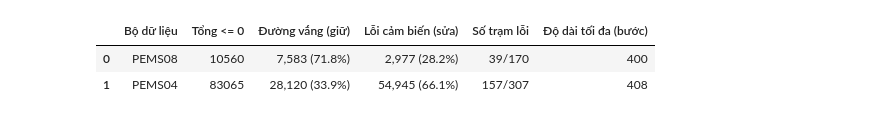
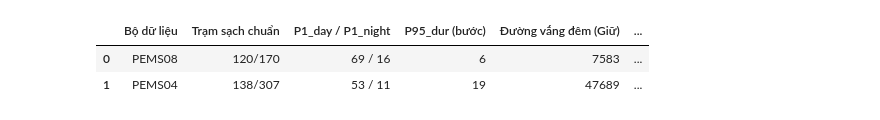
Before and after one commit to Dai-Nguyen1506/gat-traffic-warning, a Jupyter notebook: notebooks/02_Data_Cleaning_and_Interpolation.ipynb, the cells around one changed output. Saved outputs shown, nothing was run; the diff lists cells and outputs as text; code cells hidden in the pictures.

```diff
--- a/notebooks/02_Data_Cleaning_and_Interpolation.ipynb
+++ b/notebooks/02_Data_Cleaning_and_Interpolation.ipynb
@@ -121,44 +198,46 @@ plt.show()
 # %%
-def classify_zero_anomalies(arr: np.ndarray, p1_night: float, p1_day: float, dur_th: int):
-    T, N, _ = arr.shape
-    f, o = arr[:, :, 0], arr[:, :, 1]
-    any0 = (f <= 0) | (o <= 0)
-    dropout, empty_road = np.zeros((T, N), dtype=bool), np.zeros((T, N), dtype=bool)
-    is_day_arr = ((np.arange(T) % 288) / 12.0 >= 6.0) & ((np.arange(T) % 288) / 12.0 <= 22.0)
-    streaks = []
-    for n in range(N):
-        t = 0
-        while t < T:
-            if any0[t, n]:
-                t1 = t
-                while t1 < T and any0[t1, n]: t1 += 1
-                L = t1 - t
-                max_nb = max(float(f[t-1, n]) if t > 0 else 0.0, float(f[t1, n]) if t1 < T else 0.0)
-                mismatch = bool(((f[t:t1, n] <= 0) != (o[t:t1, n] <= 0)).any())
-                is_drop = (L > dur_th) or mismatch or (bool(is_day_arr[t:t1].any()) and max_nb >= p1_night) or (max_nb >= p1_day)
-                (dropout if is_drop else empty_road)[t:t1, n] = True
-                streaks.append({"node": n, "len": L, "is_drop": is_drop})
-                t = t1
-            else:
-                t += 1
-    return dropout, empty_road, pd.DataFrame(streaks)
+def get_run_lengths(mask_2d):
+    lens = []
+    best_len, best_node, best_start = 0, -1, -1
+    for i in range(mask_2d.shape[1]):
+        m = mask_2d[:, i]
+        if not m.any():
+            continue
+        pad = np.concatenate([[False], m, [False]])
+        idx = np.where(pad[1:] != pad[:-1])[0]
+        for a, b in zip(idx[0::2], idx[1::2]):
+            ln = int(b - a)
+            lens.append(ln)
+            if ln > best_len:
+                best_len, best_node, best_start = ln, int(i), int(a)
+    return np.array(lens, dtype=int), best_len, best_node, best_start
 
-audit, summary_rows = {}, []
+audit_rows = []
+run_lens_map = {}
 for name in ["PEMS08", "PEMS04"]:
-    arr = raw[name]["tensor"]
-    drop, empty, st_df = classify_zero_anomalies(arr, p1_night, p1_day, dur_th)
-    audit[name] = {"dropout": drop, "empty": empty, "streaks": st_df}
-    tot0 = int((drop | empty).sum())
-    summary_rows.append({
-        "Bộ dữ liệu": name, "Tổng <= 0": tot0,
-        "Đường vắng (giữ)": f"{int(empty.sum()):,} ({100*empty.sum()/tot0:.1f}%)",
-        "Lỗi cảm biến (sửa)": f"{int(drop.sum()):,} ({100*drop.sum()/tot0:.1f}%)",
-        "Số trạm lỗi": f"{(drop.sum(axis=0)>0).sum()}/{arr.shape[1]}",
-        "Độ dài tối đa (bước)": int(st_df.loc[st_df["is_drop"], "len"].max()),
+    d = diags[name]
+    T, N, _ = raw_data[name].shape
+    z_lens, z_max, z_node, z_st = get_run_lengths(d.zero_fault_mask)
+    f_lens, f_max, f_node, f_st = get_run_lengths(d.frozen_fault_mask)
+    run_lens_map[name] = (z_lens, f_lens)
+    audit_rows.append({
+        "Bộ dữ liệu": name,
+        "Trạm sạch chuẩn": f"{d.n_clean_ref_nodes}/{N}",
+        "P1_day / P1_night": f"{d.p1_day:.0f} / {d.p1_night:.0f}",
+        "P95_dur (bước)": d.p95_night_zero_dur,
+        "Đường vắng đêm (Giữ)": int(d.zero_valid_night_mask.sum()),
+        "Lỗi Loại A — 0.0 (S1/S2)": int(d.zero_fault_mask.sum()),
+        "Lỗi Loại B — Đóng băng (S4)": int(d.frozen_fault_mask.sum()),
+        "Tổng lỗi Flow/Occ": int(d.fault_mask_3ch[:, :, 0].sum()),
+        "Tỷ lệ lỗi Flow/Occ (%)": round(float(d.fault_mask_3ch[:, :, 0].mean() * 100), 3),
+        "Lỗi Speed đóng băng": int(d.fault_mask_3ch[:, :, 2].sum()),
+        "Đoạn lỗi dài nhất": f"0.0: {z_max}b ({z_max*5/60:.1f}h, N{z_node}) | S4: {f_max}b ({f_max*5/60:.1f}h, N{f_node})",
     })
-pd.DataFrame(summary_rows)
+
+audit_df = pd.DataFrame(audit_rows)
+display(audit_df)
 # %% [output]
-|  | Bộ dữ liệu | Tổng <= 0 | Đường vắng (giữ) | Lỗi cảm biến (sửa) | Số trạm lỗi | Độ dài tối đa (bước) |
-| 0 | PEMS08 | 10560 | 7,583 (71.8%) | 2,977 (28.2%) | 39/170 | 400 |
-| 1 | PEMS04 | 83065 | 28,120 (33.9%) | 54,945 (66.1%) | 157/307 | 408 |
+|  | Bộ dữ liệu | Trạm sạch chuẩn | P1_day / P1_night | P95_dur (bước) | Đường vắng đêm (Giữ) | ... |
+| 0 | PEMS08 | 120/170 | 69 / 16 | 6 | 7583 | ... |
+| 1 | PEMS04 | 138/307 | 53 / 11 | 19 | 47689 | ... |
 # %%
```
Also changed, not shown: parts of 25 cells of this notebook, 9 other files.
